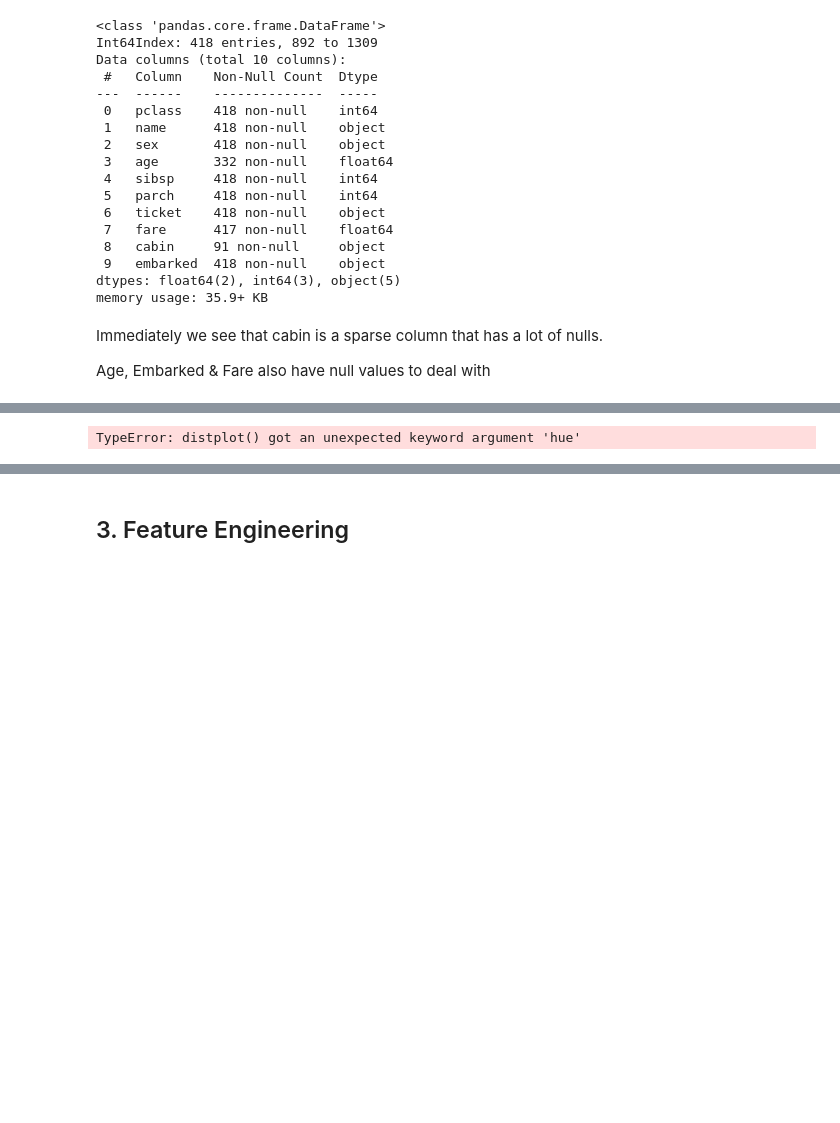
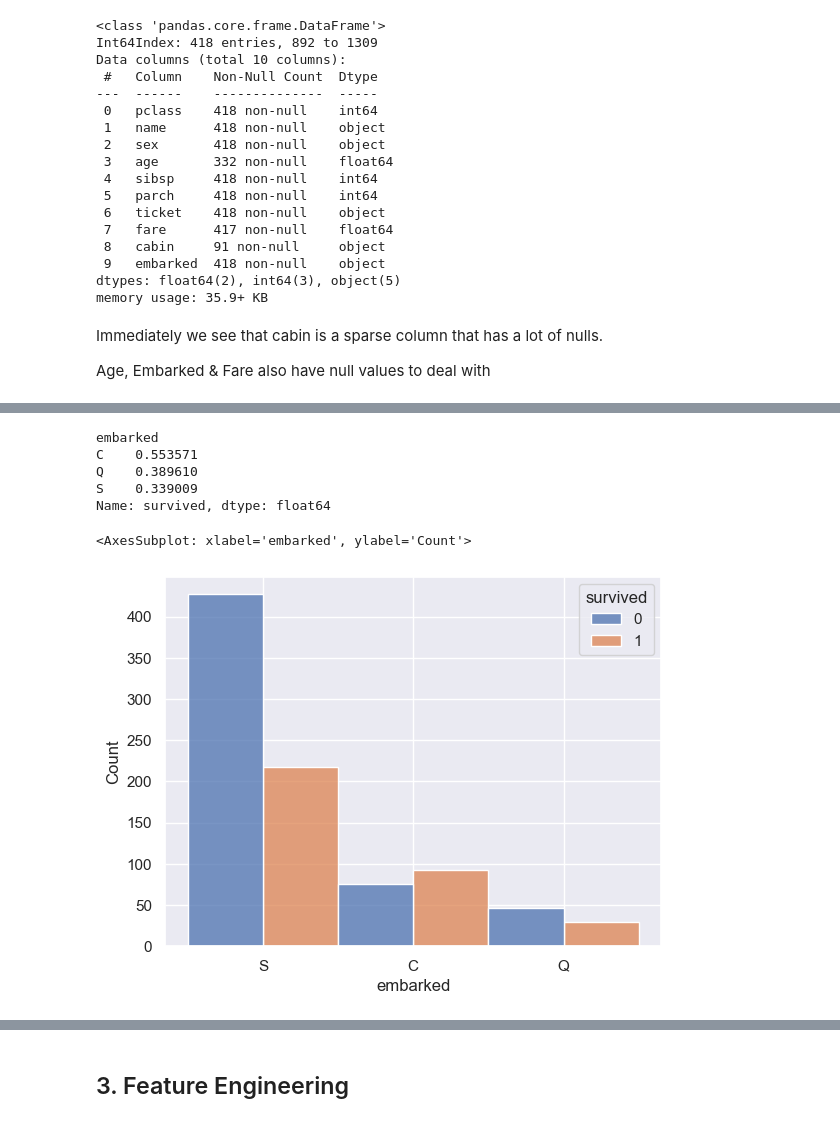
Before and after one commit to griffreichert/titanic-survival, a Jupyter notebook: src/EDA.ipynb, the cells around one changed output, grey strips where cells are left out. Cells and saved outputs as stored; diff of their text form; code cells hidden in the pictures; blank space fills up the shorter version.

```diff
--- a/src/EDA.ipynb
+++ b/src/EDA.ipynb
@@ -127,7 +124,16 @@ train.cabin.value_counts()[:20].plot.bar()
+# %%
+train.groupby('embarked').survived.mean()
+# %% [output]
+embarked
+C    0.553571
+Q    0.389610
+S    0.339009
+Name: survived, dtype: float64
 # %%
-sns.distplot(train, x='embarked', hue='survived', multiple='dodge')
+sns.histplot(train, x='embarked', hue='survived', multiple='dodge')
 # %% [output]
-TypeError: distplot() got an unexpected keyword argument 'hue'
+<AxesSubplot: xlabel='embarked', ylabel='Count'>
+[figure, added]
 # %%
 # most people embarked in Southampton so fill na values with an S
 train['embarked'] = train.embarked.fillna('S')
```
Also changed, not shown: parts of 32 cells of this notebook, 3 other files.
